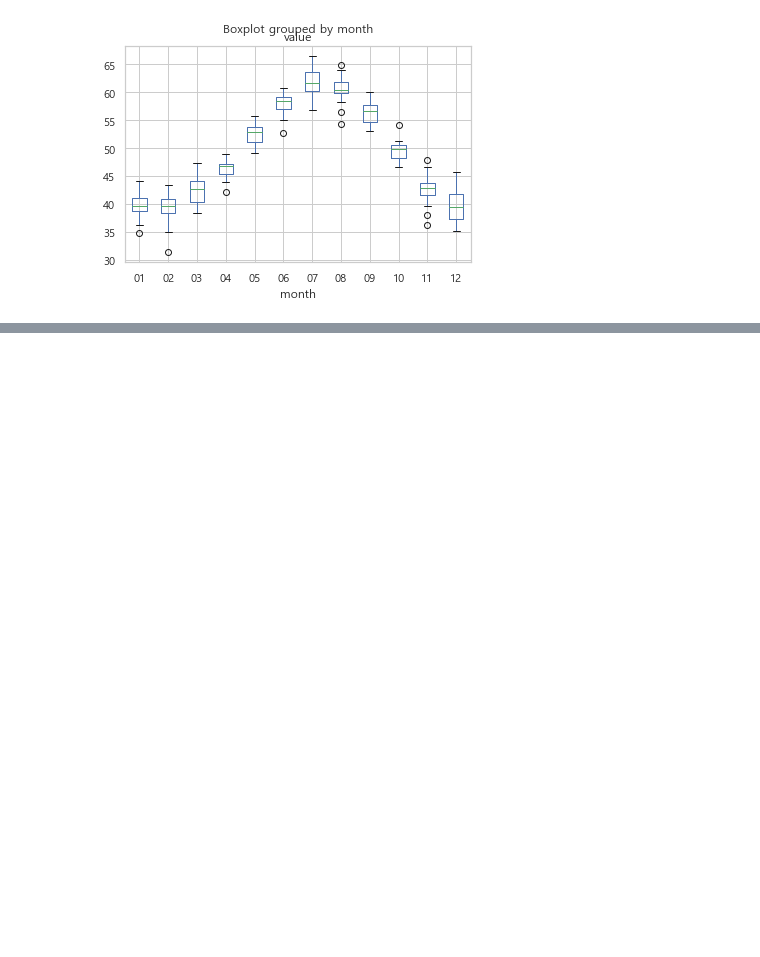
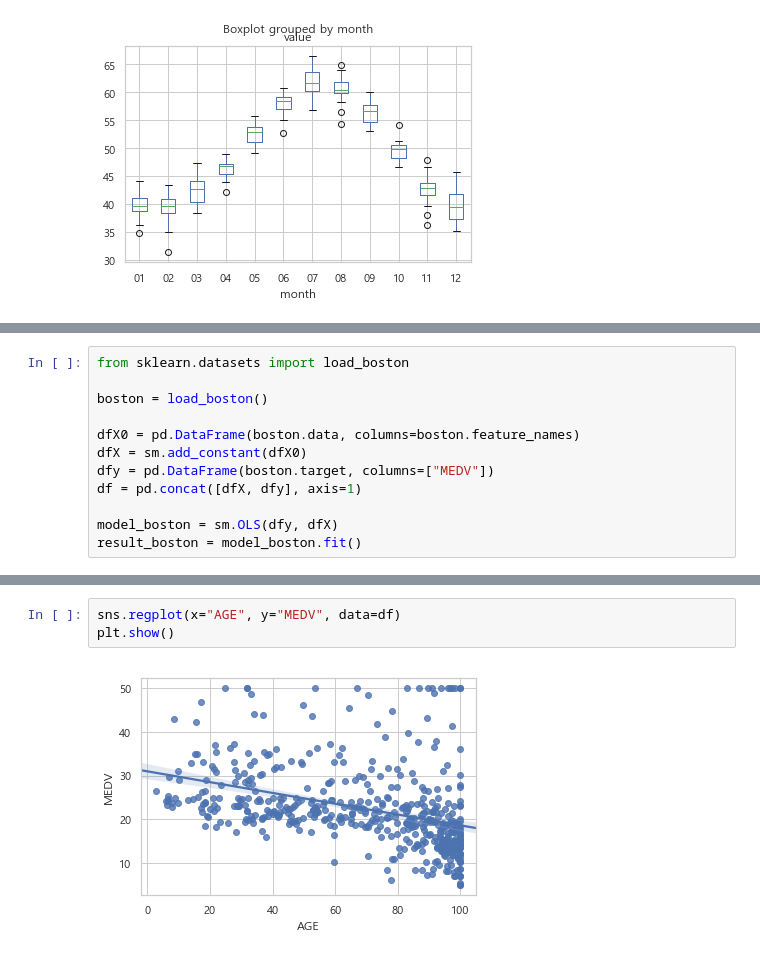
Before and after one commit to h33sun/TIL, a Jupyter notebook: ML/2. 범주형 데이터, 회귀분석.ipynb, the cells around one changed output, grey strips where cells are left out. Saved outputs shown, nothing was run; the diff lists cells and outputs as text; blank space fills up the shorter version.

```diff
--- a/ML/2. 범주형 데이터, 회귀분석.ipynb
+++ b/ML/2. 범주형 데이터, 회귀분석.ipynb
@@ -419,0 +423,12 @@ plt.show()
+# %%
+from sklearn.datasets import load_boston
+
+boston = load_boston()
+
+dfX0 = pd.DataFrame(boston.data, columns=boston.feature_names)
+dfX = sm.add_constant(dfX0)
+dfy = pd.DataFrame(boston.target, columns=["MEDV"])
+df = pd.concat([dfX, dfy], axis=1)
+
+model_boston = sm.OLS(dfy, dfX)
+result_boston = model_boston.fit()
@@ -419,0 +442,5 @@ plt.show()
+# %%
+sns.regplot(x="AGE", y="MEDV", data=df)
+plt.show()
+# %% [output]
+[figure, added]
```
Also changed, not shown: parts of 4 cells of this notebook.
